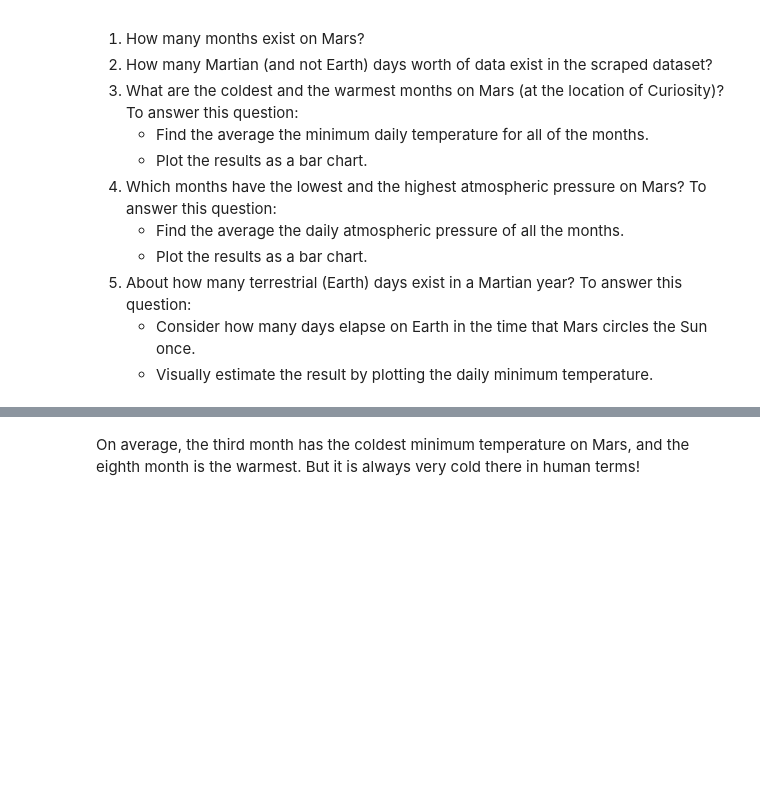
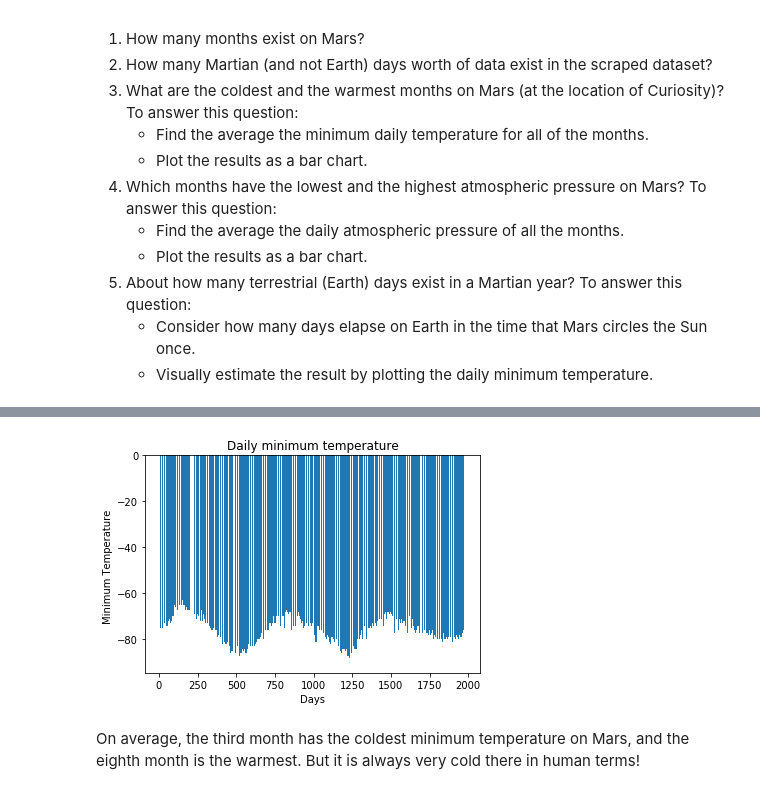
Before and after one commit to camillejensen/datacollection-challenge, a Jupyter notebook: Starter/part_2_mars_weather.ipynb, the cells around one changed output, grey strips where cells are left out. Saved outputs shown, nothing was run; the diff lists cells and outputs as text; code cells hidden in the pictures; blank space fills up the shorter version.

```diff
--- a/Starter/part_2_mars_weather.ipynb
+++ b/Starter/part_2_mars_weather.ipynb
@@ -43,4 +68,10 @@ Assemble the scraped data into a Pandas DataFrame. The columns should have the s
 # %%
 # Create an empty list
-
+mars_weather= []
+row_input=[]
+columns= table.find_all('th')
 # Loop through the scraped data to create a list of rows
+for column in columns:
+    column_heading= column.text
+    mars_weather.append(column_heading)
+mars_weather
@@ -47,2 +80,8 @@ Assemble the scraped data into a Pandas DataFrame. The columns should have the s
+# %%
+row_data= table.find_all('tr', class_='data-row')
+for row in row_data:
+    data = row.find_all('td')
+    data=[td.text.strip() for td in data]
+    row_input.append(data)
 # %%
 # Create a Pandas DataFrame by using the list of rows and a list of the column names
@@ -95,3 +327,11 @@ Analyze your dataset by using Pandas functions to answer the following questions
+# %%
+plt.bar(mars_weather_df['sol'],mars_weather_df['min_temp'])
+plt.xlabel("Days")
+plt.ylabel("Minimum Temperature ")
+plt.title('Daily minimum temperature')
+plt.show()
+# %% [output]
+[figure, added]
 # %% [markdown]
 On average, the third month has the coldest minimum temperature on Mars, and the eighth month is the warmest. But it is always very cold there in human terms!
 # %% [markdown]
```
Also changed, not shown: parts of 29 cells of this notebook, 2 other files.
